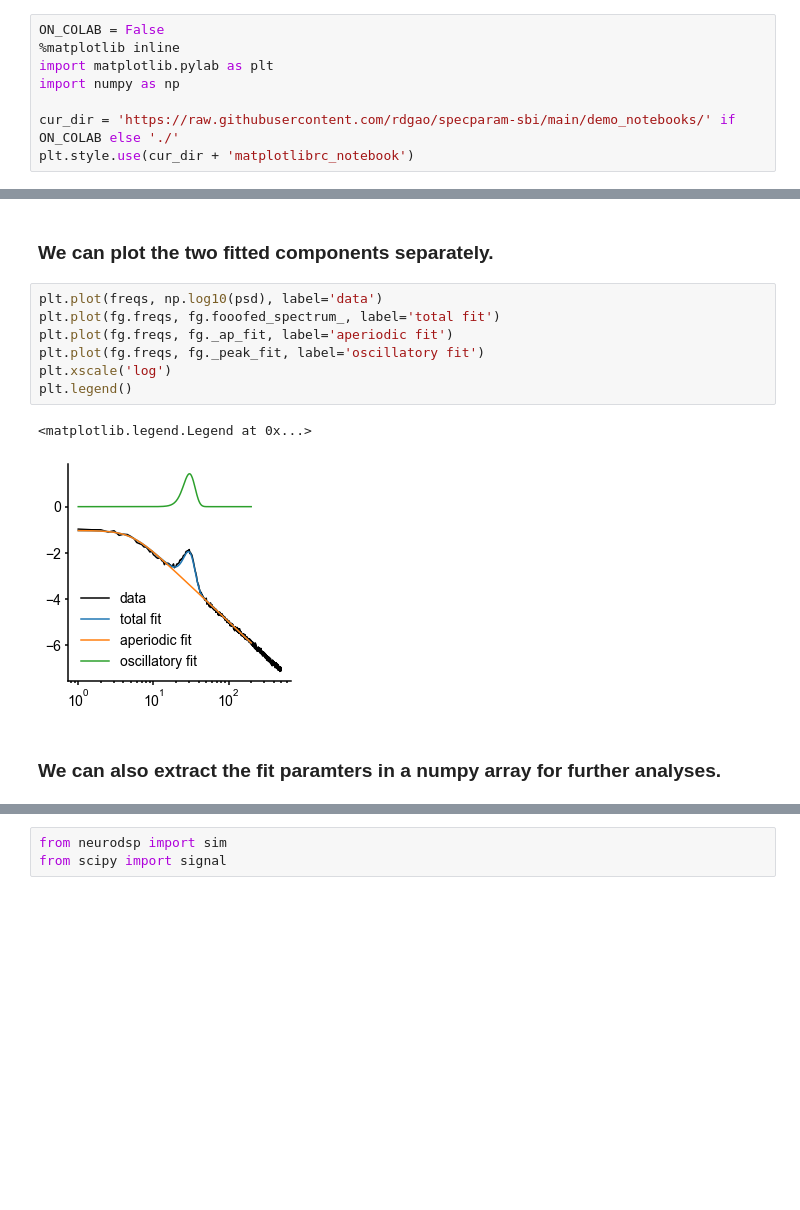
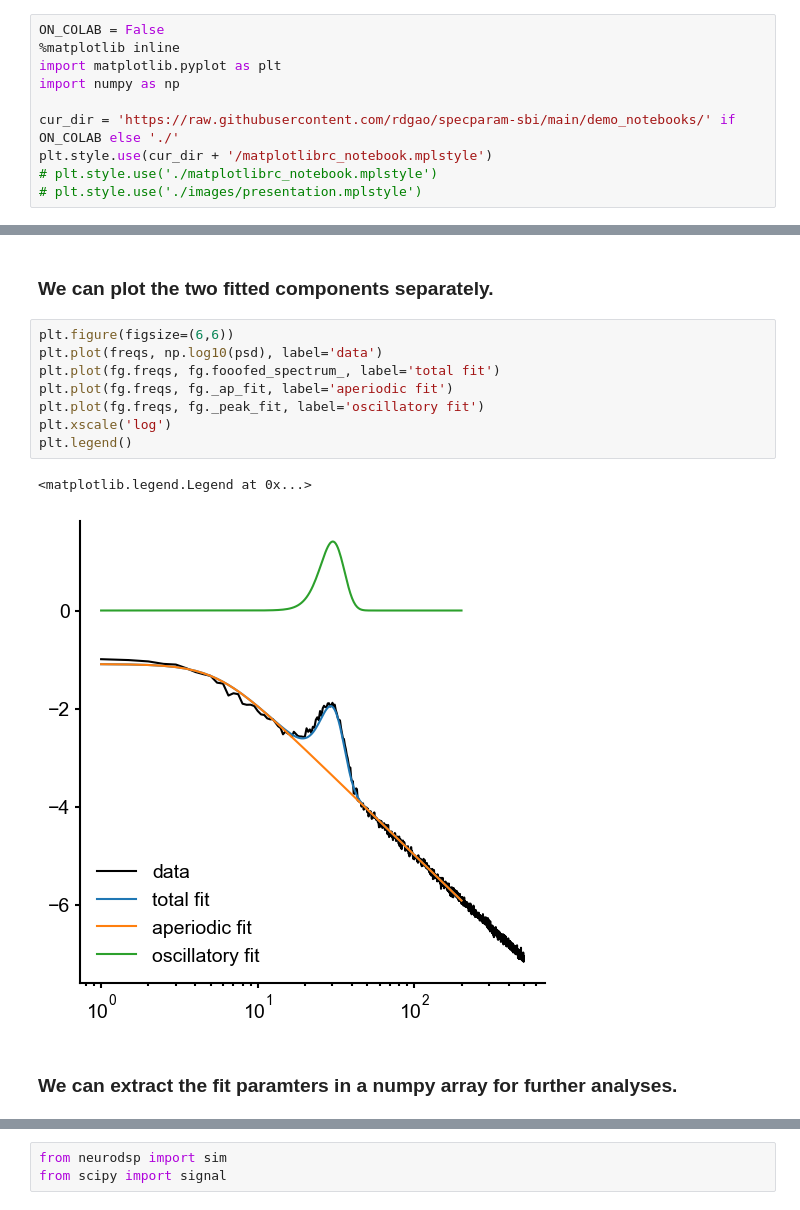
Before and after one commit to rdgao/specparam-sbi, a Jupyter notebook: demo_notebooks/1-fooof_ndsp_demo.ipynb, the cells around one changed output, grey strips where cells are left out. Cells and saved outputs as stored; diff of their text form; blank space fills up the shorter version.

```diff
--- a/demo_notebooks/1-fooof_ndsp_demo.ipynb
+++ b/demo_notebooks/1-fooof_ndsp_demo.ipynb
@@ -8,8 +8,10 @@ If using on Colab, need to run the next line to import the necessary packages
 # %%
 ON_COLAB = False
 %matplotlib inline
-import matplotlib.pylab as plt
+import matplotlib.pyplot as plt
 import numpy as np
 
 cur_dir = 'https://raw.githubusercontent.com/rdgao/specparam-sbi/main/demo_notebooks/' if ON_COLAB else './'
-plt.style.use(cur_dir + 'matplotlibrc_notebook')
+plt.style.use(cur_dir + '/matplotlibrc_notebook.mplstyle')
+# plt.style.use('./matplotlibrc_notebook.mplstyle')
+# plt.style.use('./images/presentation.mplstyle')
@@ -91,17 +117,18 @@ fg.print_results()
 # %% [markdown]
 ### We can plot the two fitted components separately.
 # %%
+plt.figure(figsize=(6,6))
 plt.plot(freqs, np.log10(psd), label='data')
 plt.plot(fg.freqs, fg.fooofed_spectrum_, label='total fit')
 plt.plot(fg.freqs, fg._ap_fit, label='aperiodic fit')
 plt.plot(fg.freqs, fg._peak_fit, label='oscillatory fit')
 plt.xscale('log')
 plt.legend()
 # %% [output]
 <matplotlib.legend.Legend at 0x...>
-[figure, old version]
+[figure, new version]
 # %% [markdown]
-### We can also extract the fit paramters in a numpy array for further analyses.
+### We can extract the fit paramters in a numpy array for further analyses.
 # %%
 fg.get_results()
 # %% [output]
```
Also changed, not shown: parts of 25 cells of this notebook, 4 other files.
